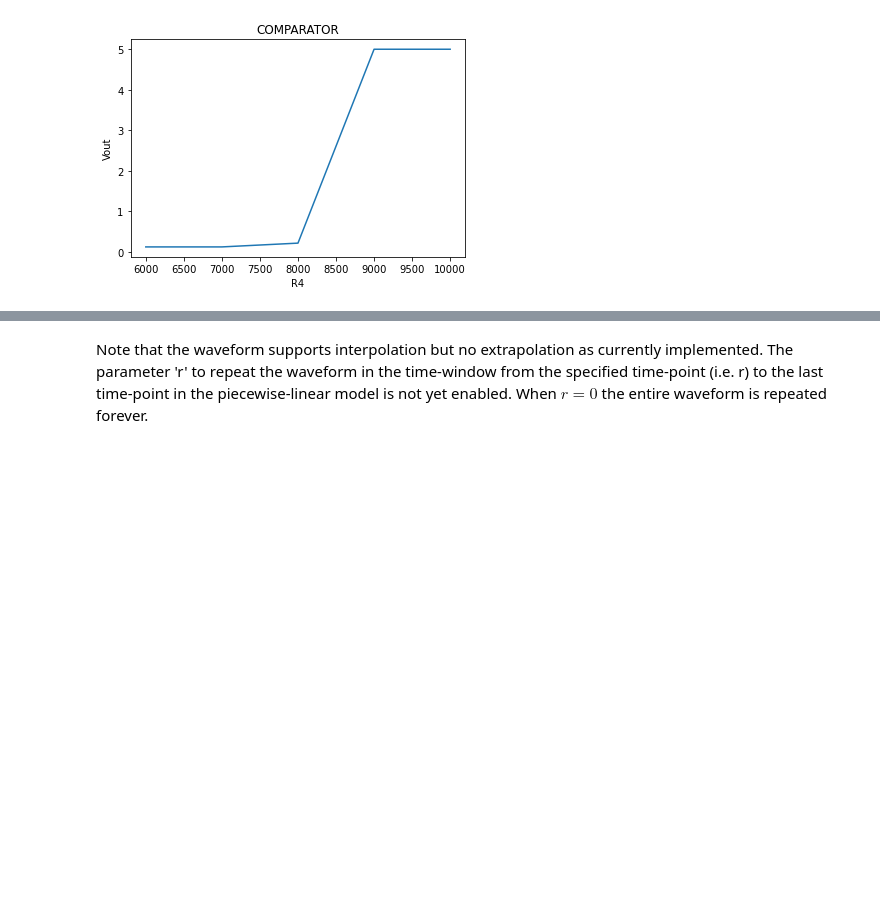
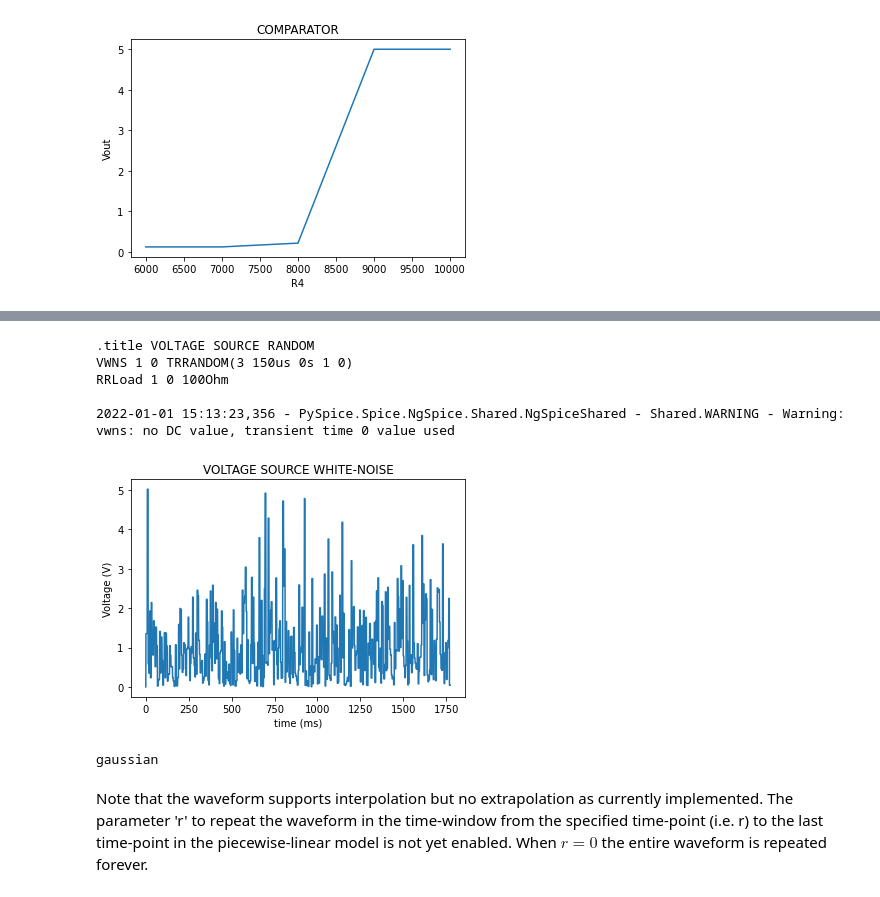
Before and after one commit to sunbee/ArtofElectronics, a Jupyter notebook: AoE_Chapter01.ipynb, the cells around one changed output, grey strips where cells are left out. Cells and saved outputs as stored; diff of their text form; code cells hidden in the pictures; blank space fills up the shorter version.

```diff
--- a/AoE_Chapter01.ipynb
+++ b/AoE_Chapter01.ipynb
@@ -816,3 +844,28 @@ plt.show()
+# %%
+RVS = Circuit("VOLTAGE SOURCE RANDOM")
+WNS = RVS.RandomVoltageSource('WNS', '1', RVS.gnd, random_type='gaussian', duration=150@u_us)
+RVS.R('RLoad', '1', RVS.gnd, 100@u_Ohm)
+
+print(RVS)
+
+wnsim = RVS.simulator(temperature=25, nominal_temperature=25)
+wnout = wnsim.transient(step_time=1@u_ms, end_time=60@u_ms)
+
+plt.title("VOLTAGE SOURCE WHITE-NOISE")
+plt.ylabel("Voltage (V)")
+plt.xlabel("time (ms)")
+plt.plot(wnout['1'])
+plt.show()
+
+print(WNS.random_type)
+# %% [output]
+.title VOLTAGE SOURCE RANDOM
+VWNS 1 0 TRRANDOM(3 150us 0s 1 0)
+RRLoad 1 0 100Ohm
+
+2022-01-01 15:13:23,356 - PySpice.Spice.NgSpice.Shared.NgSpiceShared - Shared.WARNING - Warning: vwns: no DC value, transient time 0 value used
+[figure, added]
+gaussian
 # %% [markdown]
 Note that the waveform supports interpolation but no extrapolation as currently implemented. The parameter 'r' to repeat the waveform in the time-window from the specified time-point (i.e. r) to the last time-point in the piecewise-linear model is not yet enabled. When $r=0$ the entire waveform is repeated forever.
 # %% [markdown]
```
Also changed, not shown: parts of 14 cells of this notebook, 1 other file.
